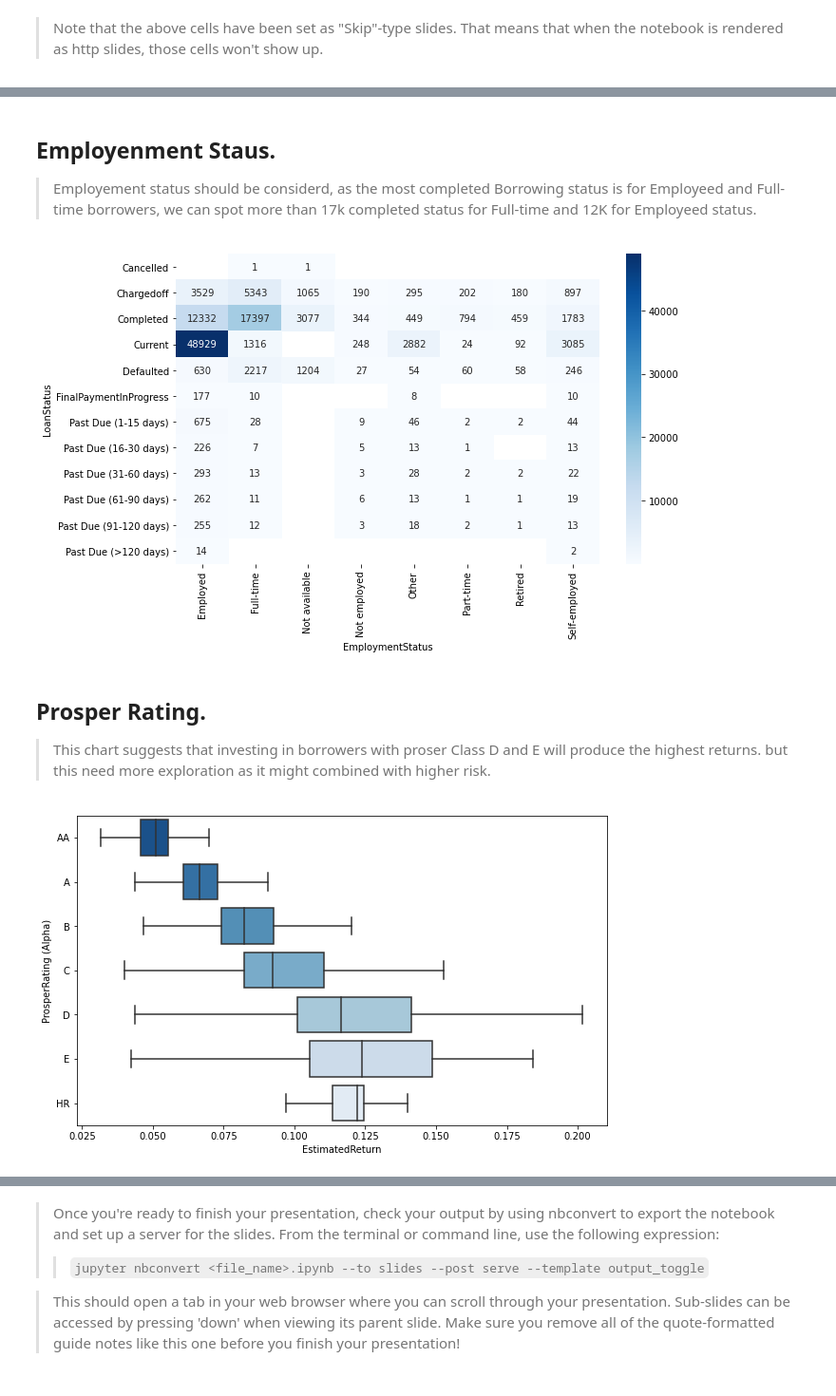
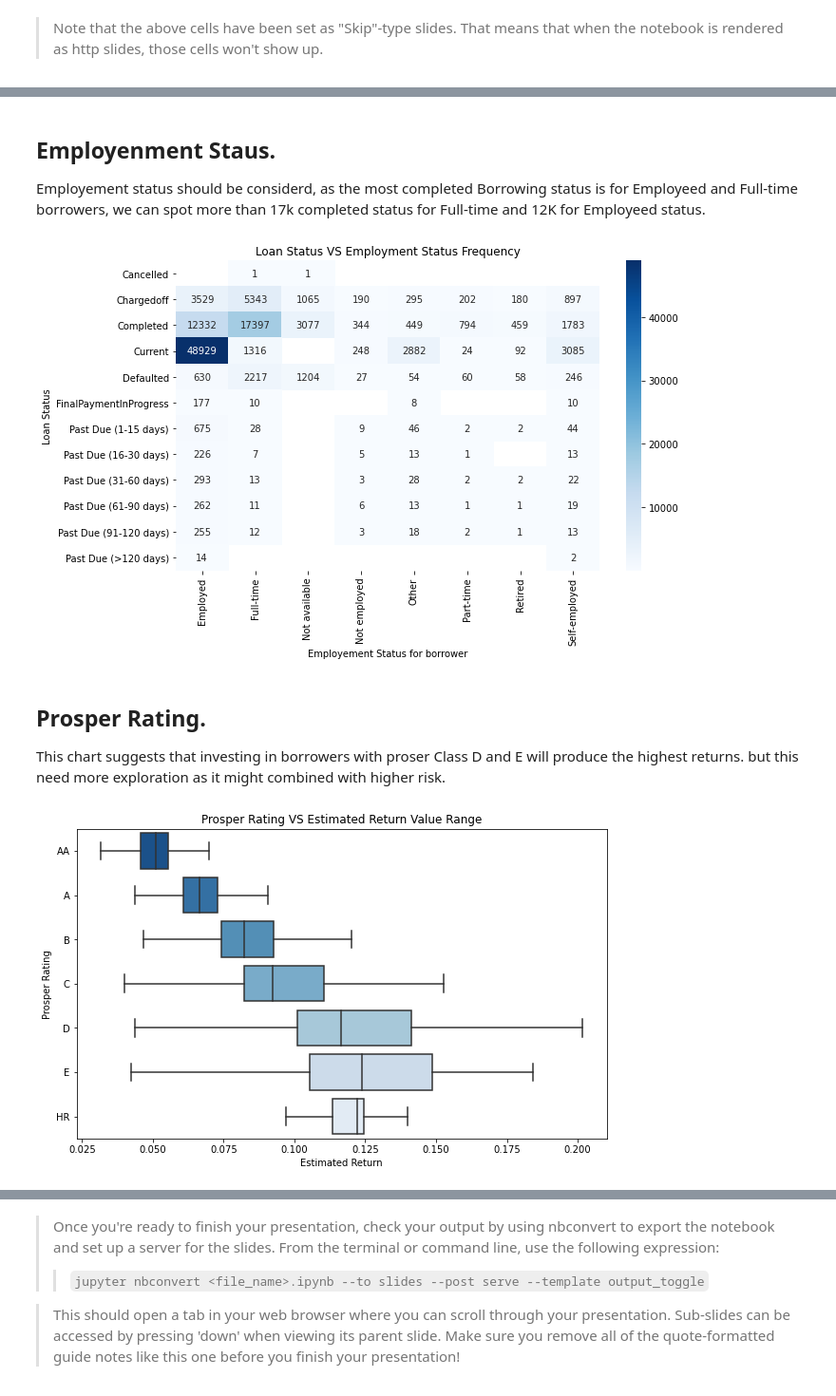
Before and after one commit to maleksaati/communicate-data-project, a Jupyter notebook: slide_deck.ipynb, the cells around one changed output, grey strips where cells are left out. Shown at 95% size. Drawn from its saved outputs; the diff is of its cells as text; code cells hidden in the pictures.

```diff
--- a/slide_deck.ipynb
+++ b/slide_deck.ipynb
@@ -56,7 +58,7 @@ plt.ylim(-0.2, 50);
 # %% [markdown]
 ## Employenment Staus.
 
-> Employement status should be considerd, as the most completed Borrowing status is for Employeed and Full-time borrowers, we can spot more than 17k completed status for Full-time and 12K for Employeed status.
+Employement status should be considerd, as the most completed Borrowing status is for Employeed and Full-time borrowers, we can spot more than 17k completed status for Full-time and 12K for Employeed status.
 # %%
 # Use group_by() and size() to get the number of cars and each combination of the two variable levels as a pandas Series
 plt.figure(figsize = [10, 6])
@@ -64,20 +66,26 @@ ct_counts = loan_df.groupby(['LoanStatus', 'EmploymentStatus']).size()
 ct_counts = ct_counts.reset_index(name='count')
 pvt_counts = ct_counts.pivot(index = 'LoanStatus', columns = 'EmploymentStatus', values = 'count')
 #pvt_counts = pvt_counts.reindex(['AA','A', 'B','C','D', 'E','HR'], axis=1)
-sb.heatmap(pvt_counts, annot = True, fmt = '.0f', cmap = 'Blues');
+sb.heatmap(pvt_counts, annot = True, fmt = '.0f', cmap = 'Blues')
+plt.title("Loan Status VS Employment Status Frequency")
+plt.xlabel("Employement Status for borrower")
+plt.ylabel("Loan Status");
 # %% [output]
-[figure, old version]
+[figure, new version]
 # %% [markdown]
 ## Prosper Rating.
 
-> This chart suggests that investing in borrowers with proser Class D and E will produce the highest returns. but this need more exploration as it might combined with higher risk.
+This chart suggests that investing in borrowers with proser Class D and E will produce the highest returns. but this need more exploration as it might combined with higher risk.
 # %%
 plt.figure(figsize = [10, 6])
 
 sb.boxplot(data = loan_df, y = 'ProsperRating (Alpha)', x = 'EstimatedReturn', palette = "Blues_r", showfliers = False,
           order=['AA', 'A', 'B', 'C', 'D', 'E', 'HR']);
+plt.title("Prosper Rating VS Estimated Return Value Range")
+plt.xlabel("Estimated Return")
+plt.ylabel("Prosper Rating");
 # %% [output]
-[figure, old version]
+[figure, new version]
 # %% [markdown]
 ## Safe Estimated Return
 
```
Also changed, not shown: parts of 6 cells of this notebook, 4 other files.
